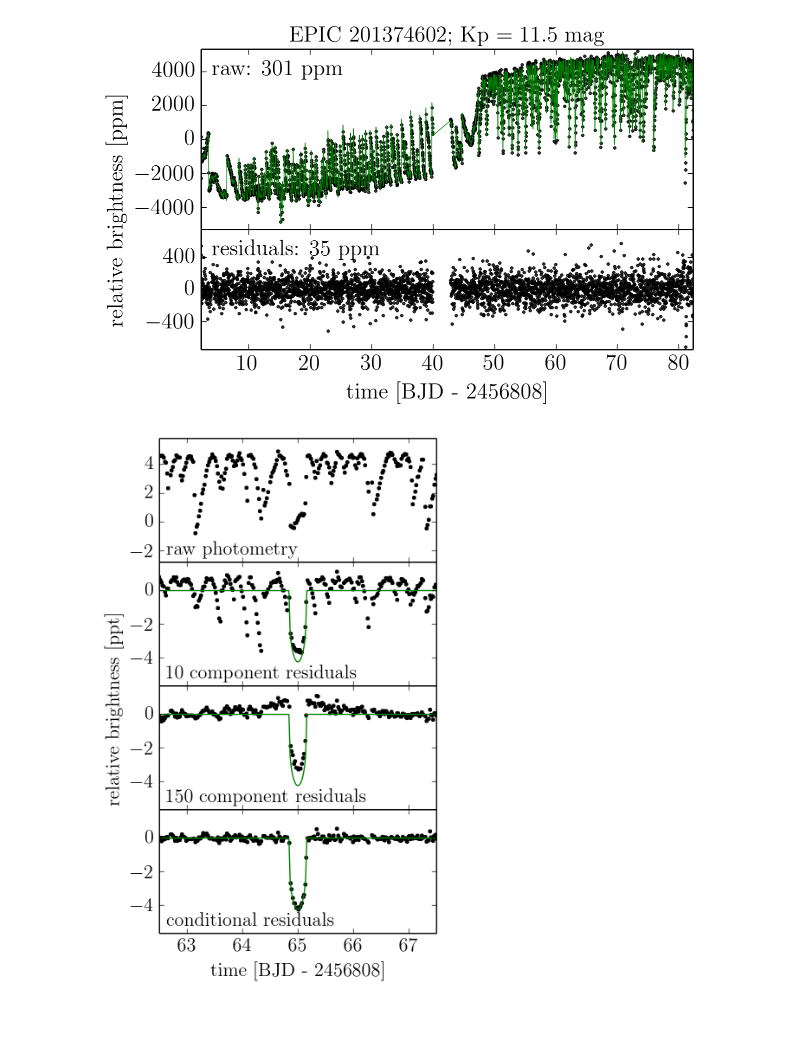
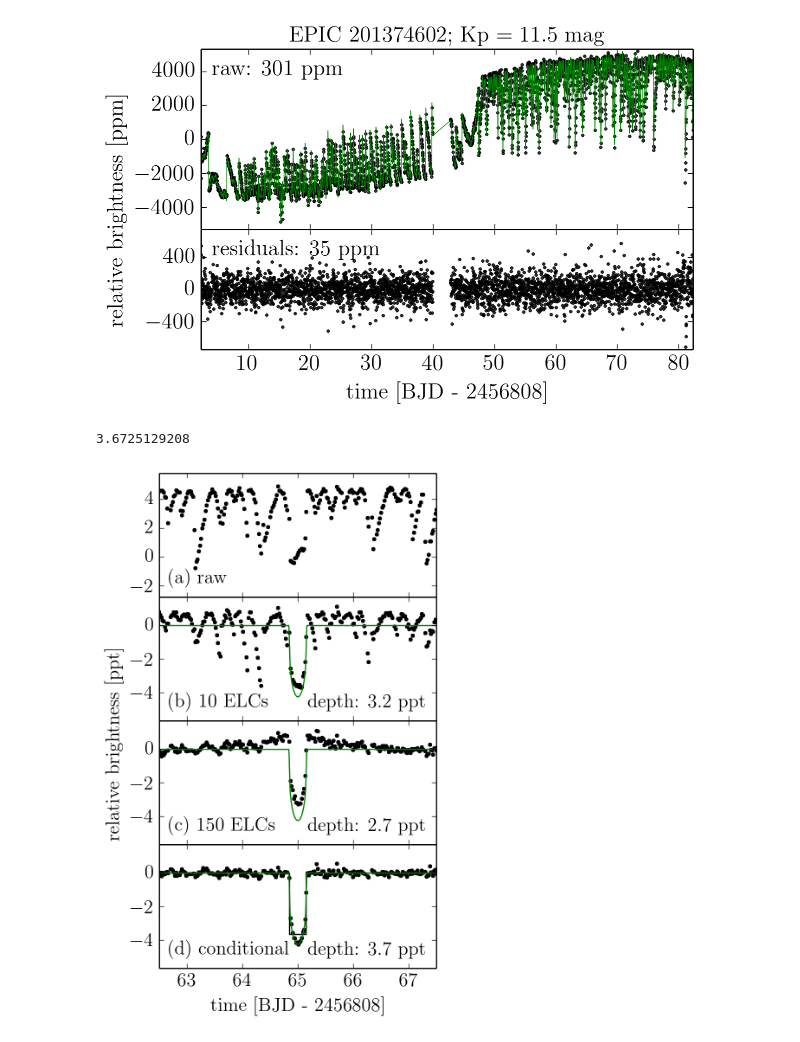
Before and after one commit to dfm/k2-paper, a Jupyter notebook: figures/pca.ipynb, the cells around one changed output. Drawn from its saved outputs; the diff is of its cells as text; code cells hidden in the pictures.

Commit message:
moving figures and some responses

```diff
--- a/figures/pca.ipynb
+++ b/figures/pca.ipynb
@@ -116,6 +117,7 @@ s = transit.System(transit.Central())
 s.add_body(transit.Body(period=100.0, r=0.06, t0=65.0, b=0.5))
 truth = s.light_curve(x)
 y = ((y*1e-3 + 1) * truth - 1)*1e3
+truth = (truth - 1) * 1e3
 
 x0 = np.linspace(62, 68, 5000)
 y0 = (s.light_curve(x0) - 1) * 1e3
@@ -131,11 +133,15 @@ for i, ax in enumerate(axes):
 
 # Plot the raw light curve.
 axes[0].plot(x, y, ".k")
-axes[0].annotate("raw photometry",
+axes[0].annotate("(a) raw",
              xy=(0, 0), xycoords="axes fraction",
-             xytext=(6, 3), textcoords="offset points",
+             xytext=(8, 8), textcoords="offset points",
              ha="left", va="bottom", fontsize=16)
 
+# The box model.
+model = np.zeros_like(x)
+m = np.abs(x - 65.0) < 0.15
+model[m] = -1
 
 # Fit out a small model.
 AT = np.concatenate((lc.basis[:10], np.ones((1, len(x)))), axis=0)
@@ -143,40 +149,59 @@ A = AT.T
 w = np.linalg.solve(np.dot(AT, A), np.dot(AT, y))
 mu = np.dot(A, w)
 axes[1].plot(x, y - mu, ".k")
 axes[1].plot(x0, y0, "g")
-axes[1].annotate("10 component residuals",
+depth = np.mean((y-mu)[~m]) - np.mean((y-mu)[m])
+axes[1].annotate("(b) 10 ELCs",
              xy=(0, 0), xycoords="axes fraction",
-             xytext=(6, 3), textcoords="offset points",
+             xytext=(8, 8), textcoords="offset points",
              ha="left", va="bottom", fontsize=16)
+axes[1].annotate("depth: {0:.1f} ppt".format(depth),
+             xy=(1, 0), xycoords="axes fraction",
+             xytext=(-8, 8), textcoords="offset points",
+             ha="right", va="bottom", fontsize=16)
 
 # Fit out the full model.
 mu = lc.predict(y)
 axes[2].plot(x, y - mu, ".k")
 axes[2].plot(x0, y0, "g")
-axes[2].annotate("150 component residuals",
+depth = np.mean((y-mu)[~m]) - np.mean((y-mu)[m])
+axes[2].annotate("(c) 150 ELCs",
              xy=(0, 0), xycoords="axes fraction",
-             xytext=(6, 3), textcoords="offset points",
+             xytext=(8, 8), textcoords="offset points",
              ha="left", va="bottom", fontsize=16)
+axes[2].annotate("depth: {0:.1f} ppt".format(depth),
+             xy=(1, 0), xycoords="axes fraction",
+             xytext=(-8, 8), textcoords="offset points",
+             ha="right", va="bottom", fontsize=16)
 
 # Now fit with the conditional model.
-model = np.zeros_like(x)
-m = np.abs(x - 65.0) < 0.15
-model[m] = -1
 AT = np.concatenate((lc.basis, model[None, :]), axis=0)
 A = AT.T
 w = np.linalg.solve(np.dot(AT, A), np.dot(AT, y))
 bkg = np.dot(A[:, :-1], w[:-1])
+
+model = model = np.zeros_like(x0)
+m = np.abs(x0 - 65.0) < 0.15
+model[m] = -w[-1]
+print(w[-1])
 axes[3].plot(x, y - bkg, ".k")
+axes[3].plot(x0, model, "k")
 axes[3].plot(x0, y0, "g")
-axes[3].annotate("conditional residuals",
+
+axes[3].annotate("(d) conditional",
              xy=(0, 0), xycoords="axes fraction",
-             xytext=(6, 3), textcoords="offset points",
+             xytext=(8, 8), textcoords="offset points",
              ha="left", va="bottom", fontsize=16)
+axes[3].annotate("depth: {0:.1f} ppt".format(w[-1]),
+             xy=(1, 0), xycoords="axes fraction",
+             xytext=(-8, 8), textcoords="offset points",
+             ha="right", va="bottom", fontsize=16)
 
 axes[-1].set_xlabel("time [BJD - {0}]".format(base_time))
 fig.text(0.04, 0.5, "relative brightness [ppt]", ha="center", va="center", rotation="vertical")
 
 fig.subplots_adjust(left=0.17, bottom=0.1, top=0.98, right=0.97, hspace=0.)
 fig.savefig("overfitting.pdf")
 # %% [output]
+3.6725129208
-[figure, old version]
+[figure, new version]
```
Also changed, not shown: parts of 1 cell of this notebook, 4 other files.
